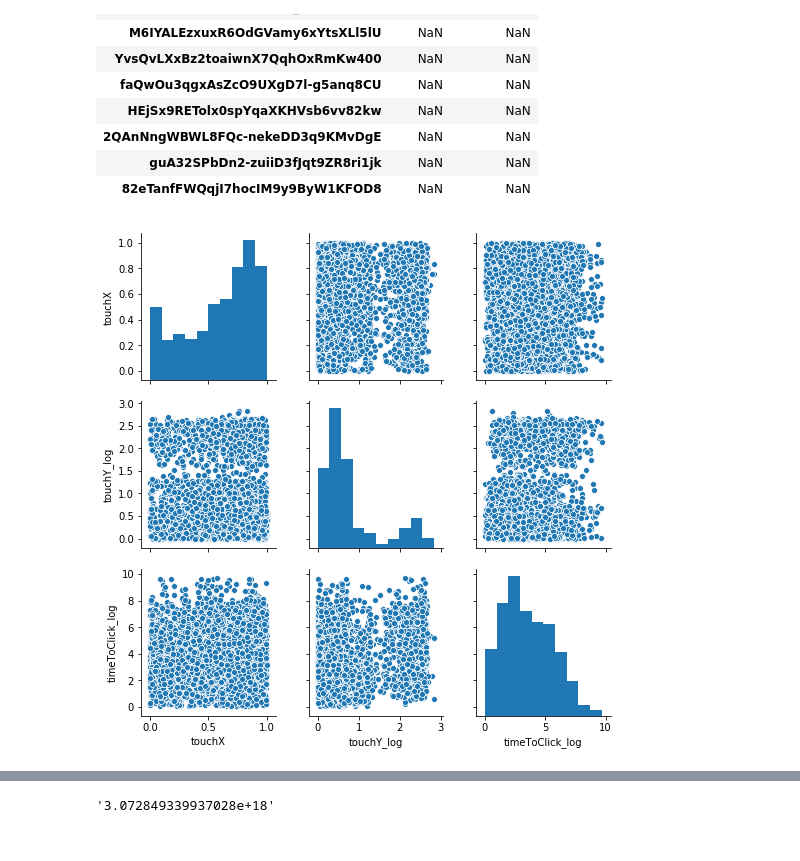
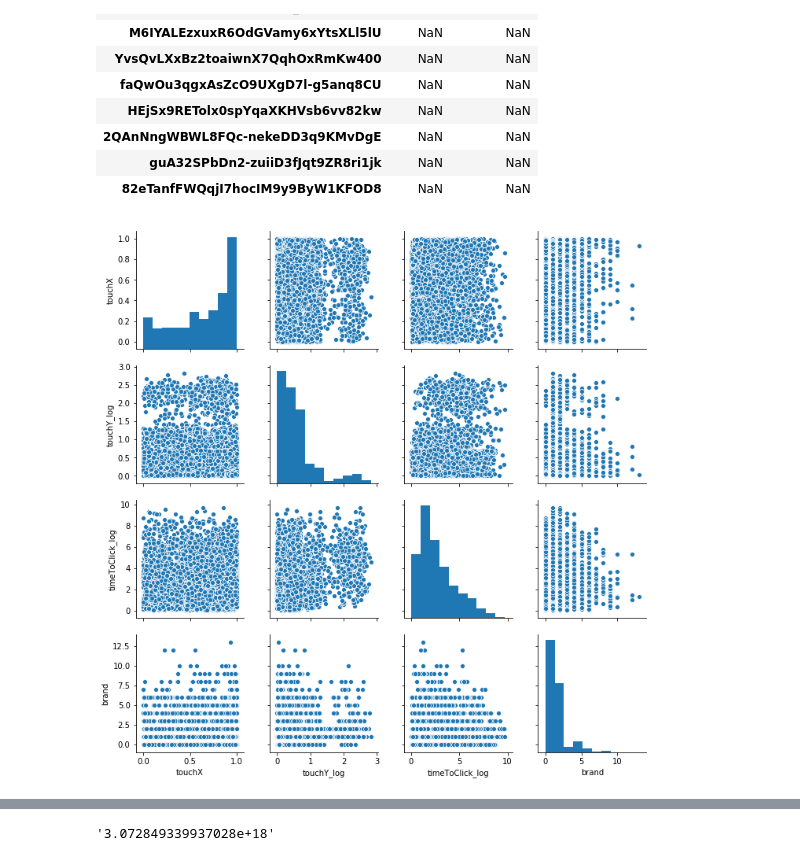
Before and after one commit to bebetosaba/7506-datos-1C2019, a Jupyter notebook: TP1/analisis.ipynb, the cells around one changed output, grey strips where cells are left out. Drawn from its saved outputs; the diff is of its cells as text; code cells hidden in the pictures.

```diff
--- a/TP1/analisis.ipynb
+++ b/TP1/analisis.ipynb
@@ -195,6 +255,6 @@ clicksDF.loc[clicksDF['specs_brand']=='8930605132947907029', ["touchX","touchY_l
 | guA32SPbDn2-zuiiD3fJqt9ZR8ri1jk | NaN | NaN |
 | 82eTanfFWQqjI7hocIM9y9ByW1KFOD8 | NaN | NaN |
 # %%
-sns.pairplot(clicksDF.loc[(clicksDF['specs_brand']=='392184377613098015') & (clicksDF['os_major']==major0),["touchX","touchY_log","timeToClick_log"]].dropna());
+sns.pairplot(clicksDF.loc[:, ["touchX","touchY_log","timeToClick_log",'brand']].dropna());
 # %% [output]
-[figure, old version]
+[figure, new version]
```
Also changed, not shown: parts of 19 cells of this notebook, 1 other file.
